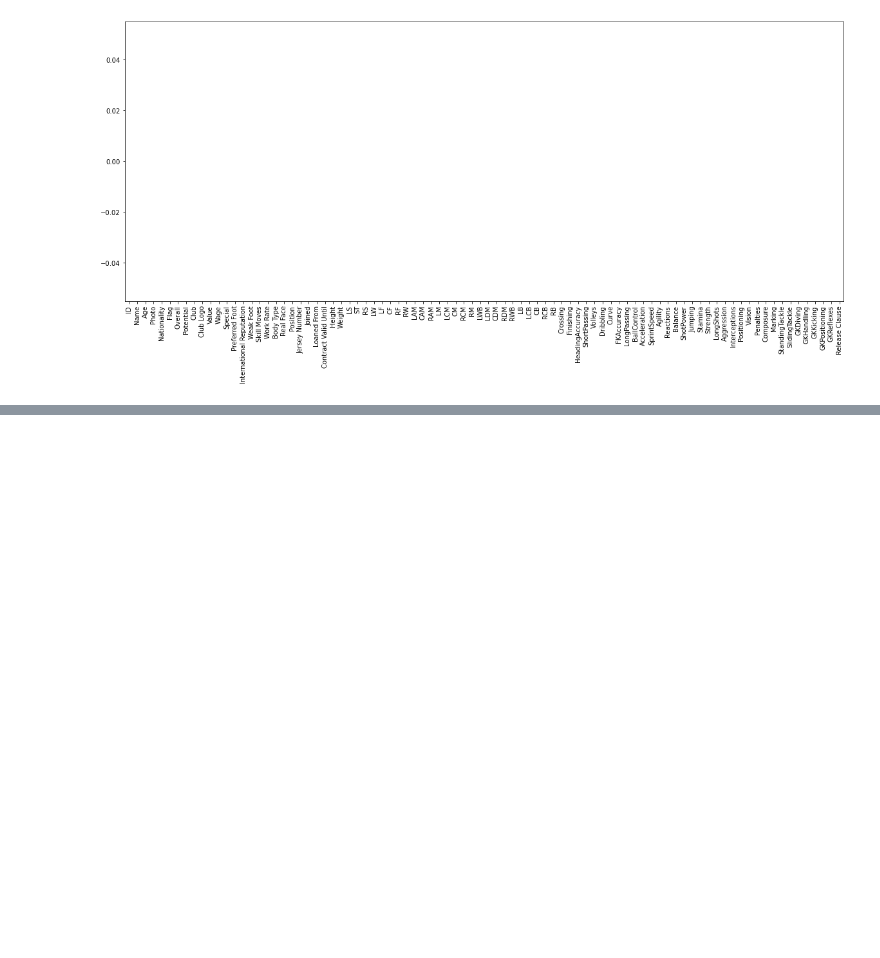
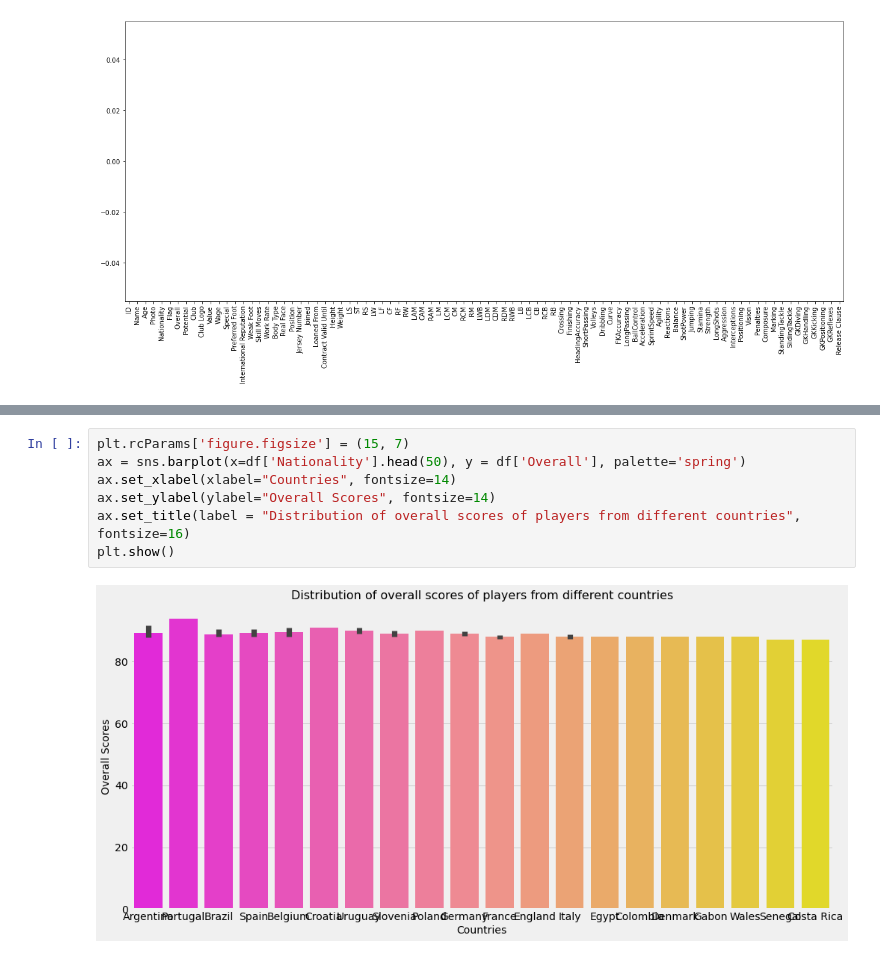
Before and after one commit to jasimdipu/forwordit_datascience_batch_16, a Jupyter notebook: eda/EDA FIFA.ipynb, the cells around one changed output, grey strips where cells are left out. Drawn from its saved outputs; the diff is of its cells as text; blank space fills up the shorter version.

```diff
--- a/eda/EDA FIFA.ipynb
+++ b/eda/EDA FIFA.ipynb
@@ -329,0 +434,9 @@ df.isna().sum().plot(kind='bar', figsize=(20, 8))
+# %%
+plt.rcParams['figure.figsize'] = (15, 7)
+ax = sns.barplot(x=df['Nationality'].head(50), y = df['Overall'], palette='spring')
+ax.set_xlabel(xlabel="Countries", fontsize=14)
+ax.set_ylabel(ylabel="Overall Scores", fontsize=14)
+ax.set_title(label = "Distribution of overall scores of players from different countries", fontsize=16)
+plt.show()
+# %% [output]
+[figure, added]
```
Also changed, not shown: parts of 19 cells of this notebook.
